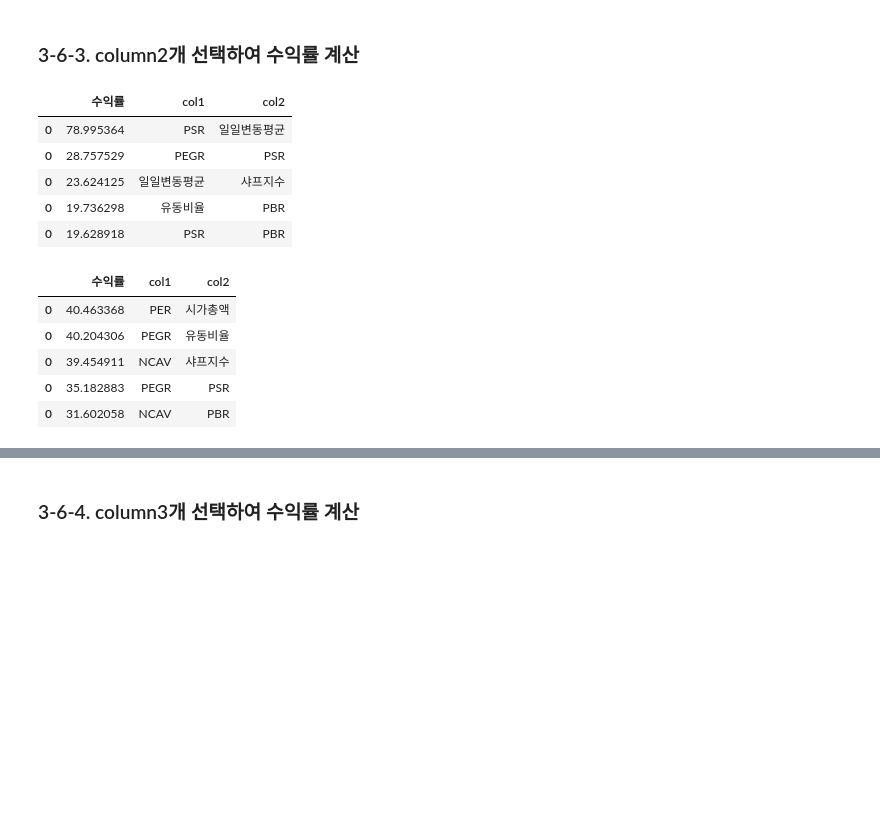
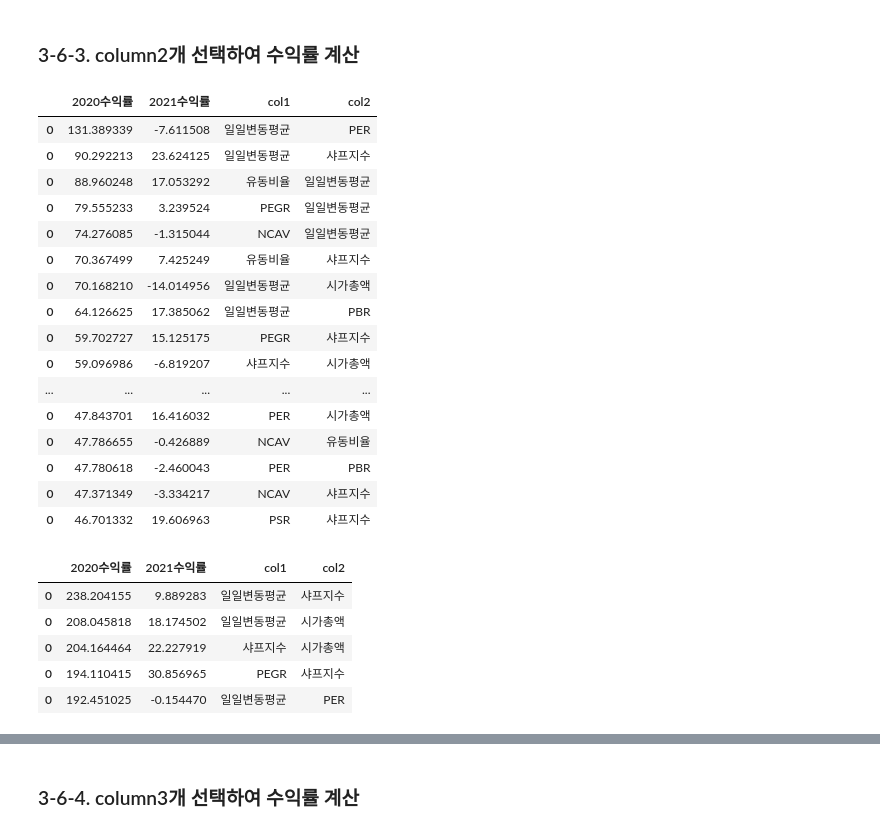
Before and after one commit to Jyassmin/UBION-PROJECT1, a Jupyter notebook: 2.PCA&Clustering.ipynb, the cells around one changed output, grey strips where cells are left out. Cells and saved outputs as stored; diff of their text form; code cells hidden in the pictures; blank space fills up the shorter version.

```diff
--- a/2.PCA&Clustering.ipynb
+++ b/2.PCA&Clustering.ipynb
@@ -698,3 +698,8 @@ Text(0.5, 1.0, '클러스터별 시가총액 중간값')
 ## 3-6. Cluster 선정
 # %% [markdown]
 ### 3-6-1. 클러스터별 수익률 확인
+# %%
+# 수익률
+df_earnings20 = pd.read_csv("./datasets/(수익률)20.04.01_21.03.31.csv", index_col=0)
+df_earnings20.columns = ['종목코드', '2020수익률']
+df_earnings20
@@ -701,5 +720,6 @@ Text(0.5, 1.0, '클러스터별 시가총액 중간값')
 # %%
 # 수익률
-df_earnings = pd.read_csv("./datasets/(수익률)21.04.01_22.03.31.csv", index_col=0)
-df_earnings
+df_earnings21 = pd.read_csv("./datasets/(수익률)21.04.01_22.03.31.csv", index_col=0)
+df_earnings21.columns = ['종목코드', '2021수익률']
+df_earnings21
 # %% [output]
@@ -877,7 +853,8 @@ cluster0.sort_values(by="rank_Total", ascending=True).head(10)
 def func_ms2(df_origin, n_cluster):
 
     df_cluster = df_origin[df_origin["Clusters"]==n_cluster]
-    df_cluster = pd.merge(df_cluster, df_earnings, on="종목코드", how="left")
+    df_cluster = pd.merge(df_cluster, df_earnings20, on="종목코드", how="left")
+    df_cluster = pd.merge(df_cluster, df_earnings21, on="종목코드", how="left")
 
     # 높으면 좋은 컬럼 역수화
     reciprocal_list=["NCAV", "유동비율", "일일변동평균", "샤프지수", "시가총액"]
@@ -890,12 +867,14 @@ def func_ms2(df_origin, n_cluster):
         df_cluster[i] = df_cluster[i].rank(method='min')
 
     # 수익률 계산
-    def rank2_earning(df_cluster, col1, col2):
+    def rank_earning(df_cluster, col1, col2):
         df_cluster["rank_Total"] = df_cluster[col1]+df_cluster[col2]
-        earning = df_cluster.sort_values(by="rank_Total", ascending=True).head(10)["수익률"]
-        earning = sum(earning)/10
+        earning20 = df_cluster.sort_values(by="rank_Total", ascending=True).head(10)["2020수익률"]
+        earning20 = sum(earning20)/10
+        earning21 = df_cluster.sort_values(by="rank_Total", ascending=True).head(10)["2021수익률"]
+        earning21 = sum(earning21)/10
 
-        dataframe = pd.DataFrame({"수익률":[earning], "col1":col1, "col2":col2})
+        dataframe = pd.DataFrame({"2020수익률":[earning20], "2021수익률":[earning21], "col1":col1, "col2":col2})
         return dataframe
 
     dfs = list()
@@ -904,27 +883,38 @@ def func_ms2(df_origin, n_cluster):
         for j in range(len(column_list)):
             if j <= i:
                 continue
-            df_insert = rank2_earning(df_cluster, column_list[i], column_list[j])
+            df_insert = rank_earning(df_cluster, column_list[i], column_list[j])
             dfs.append(df_insert)
 
     df_result = pd.concat(dfs)
-    return df_result.sort_values(by = '수익률', ascending = False)
+    return df_result.sort_values(by = '2020수익률', ascending = False)
 # %%
-func_ms2(df, 0).head(5)
+func_ms2(df, 0).head(20)
 # %% [output]
-|  | 수익률 | col1 | col2 |
-| 0 | 78.995364 | PSR | 일일변동평균 |
-| 0 | 28.757529 | PEGR | PSR |
-| 0 | 23.624125 | 일일변동평균 | 샤프지수 |
-| 0 | 19.736298 | 유동비율 | PBR |
-| 0 | 19.628918 | PSR | PBR |
+|  | 2020수익률 | 2021수익률 | col1 | col2 |
+| 0 | 131.389339 | -7.611508 | 일일변동평균 | PER |
+| 0 | 90.292213 | 23.624125 | 일일변동평균 | 샤프지수 |
+| 0 | 88.960248 | 17.053292 | 유동비율 | 일일변동평균 |
+| 0 | 79.555233 | 3.239524 | PEGR | 일일변동평균 |
+| 0 | 74.276085 | -1.315044 | NCAV | 일일변동평균 |
+| 0 | 70.367499 | 7.425249 | 유동비율 | 샤프지수 |
+| 0 | 70.168210 | -14.014956 | 일일변동평균 | 시가총액 |
+| 0 | 64.126625 | 17.385062 | 일일변동평균 | PBR |
+| 0 | 59.702727 | 15.125175 | PEGR | 샤프지수 |
+| 0 | 59.096986 | -6.819207 | 샤프지수 | 시가총액 |
+| ... | ... | ... | ... | ... |
+| 0 | 47.843701 | 16.416032 | PER | 시가총액 |
+| 0 | 47.786655 | -0.426889 | NCAV | 유동비율 |
+| 0 | 47.780618 | -2.460043 | PER | PBR |
+| 0 | 47.371349 | -3.334217 | NCAV | 샤프지수 |
+| 0 | 46.701332 | 19.606963 | PSR | 샤프지수 |
 # %%
 func_ms2(df, 3).head(5)
 # %% [output]
-|  | 수익률 | col1 | col2 |
-| 0 | 40.463368 | PER | 시가총액 |
-| 0 | 40.204306 | PEGR | 유동비율 |
-| 0 | 39.454911 | NCAV | 샤프지수 |
-| 0 | 35.182883 | PEGR | PSR |
-| 0 | 31.602058 | NCAV | PBR |
+|  | 2020수익률 | 2021수익률 | col1 | col2 |
+| 0 | 238.204155 | 9.889283 | 일일변동평균 | 샤프지수 |
+| 0 | 208.045818 | 18.174502 | 일일변동평균 | 시가총액 |
+| 0 | 204.164464 | 22.227919 | 샤프지수 | 시가총액 |
+| 0 | 194.110415 | 30.856965 | PEGR | 샤프지수 |
+| 0 | 192.451025 | -0.154470 | 일일변동평균 | PER |
 # %%
```
Also changed, not shown: parts of 17 cells of this notebook, 2 other files.
